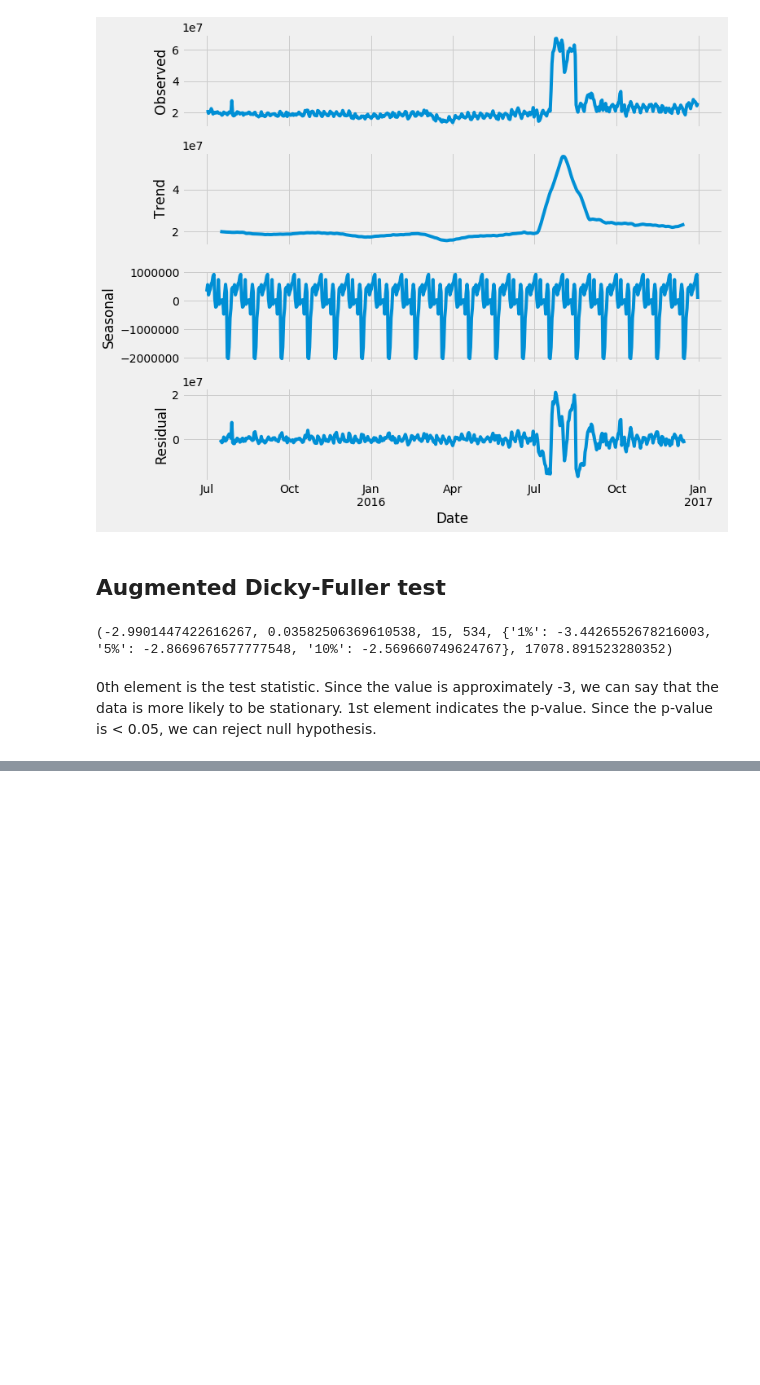
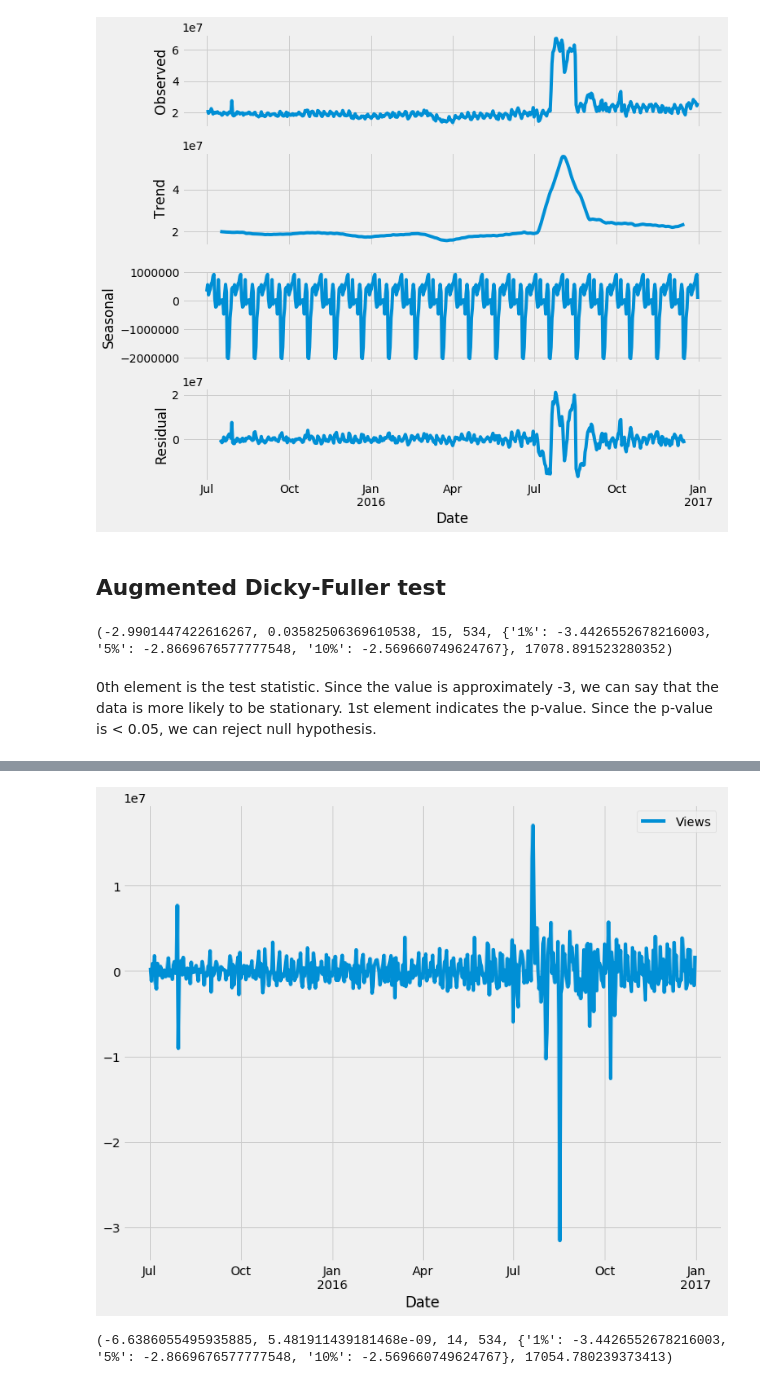
Before and after one commit to Subikshaa/Time-Series-Forecasting-on-Web-Traffic-Dataset, a Jupyter notebook: forecast.ipynb, the cells around one changed output, grey strips where cells are left out. Drawn from its saved outputs; the diff is of its cells as text; code cells hidden in the pictures; blank space fills up the shorter version.

Commit message:
Stationary data transformation

```diff
--- a/forecast.ipynb
+++ b/forecast.ipynb
@@ -216,0 +222,4 @@ print(test)
+# %%
+top_page_filtered = top_page_df[['Views']]
+stationary_df = top_page_filtered.diff().dropna()
+stationary_df.head()
@@ -216,0 +234,10 @@ print(test)
+# %%
+ax = stationary_df.plot()
+plt.show()
+# %% [output]
+[figure, added]
+# %%
+test2 = adfuller(stationary_df['Views'])
+print(test2)
+# %% [output]
+(-6.6386055495935885, 5.481911439181468e-09, 14, 534, {'1%': -3.4426552678216003, '5%': -2.8669676577777548, '10%': -2.569660749624767}, 17054.780239373413)
```
Also changed, not shown: parts of 2 cells of this notebook.
